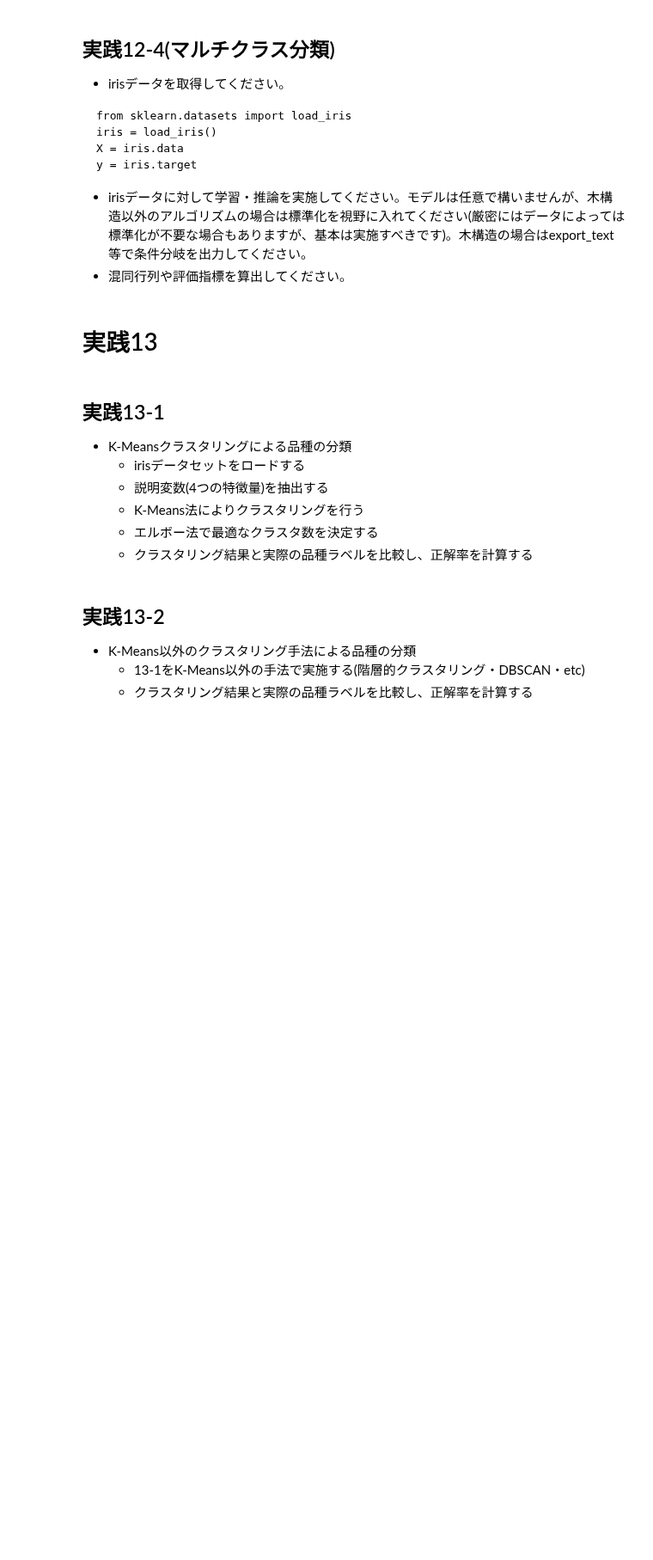
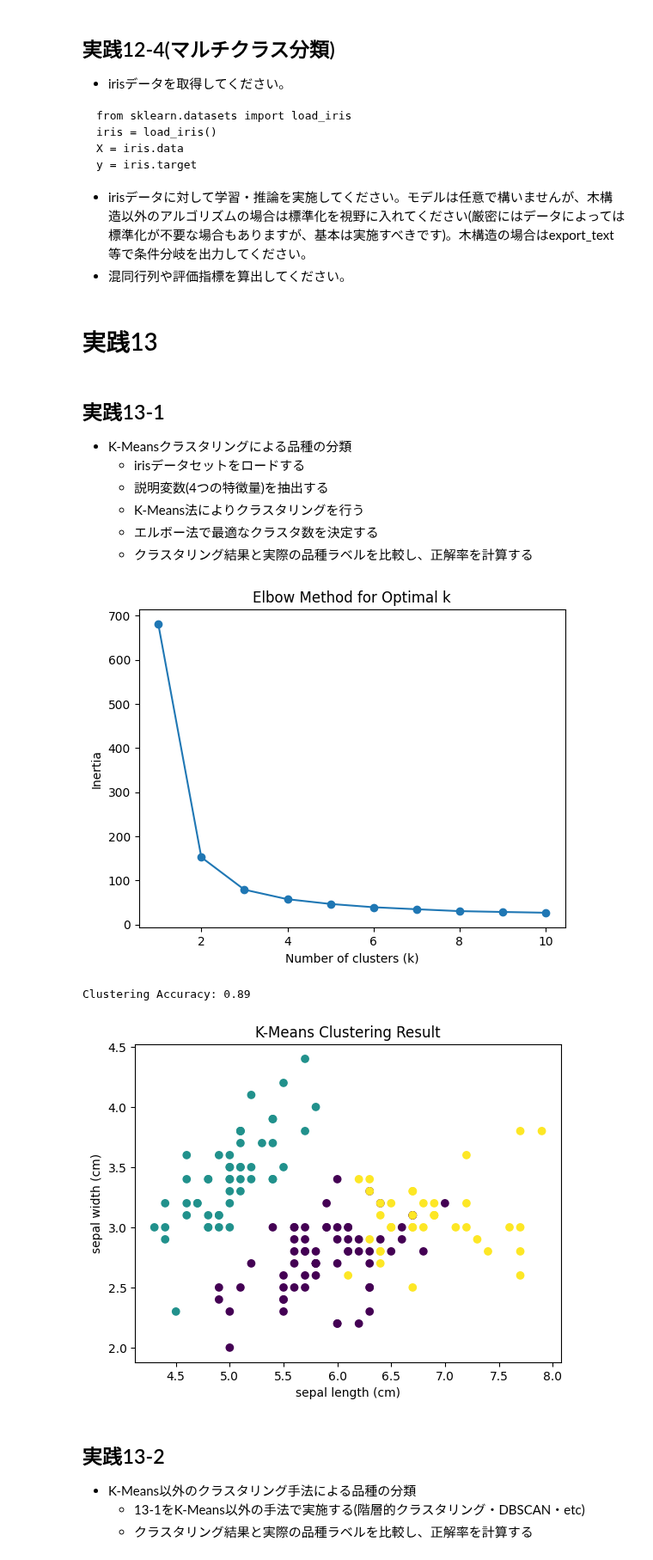
Before and after one commit to takashisuo/learning, a Jupyter notebook: samurai/ds_cource/13_machine_learning/宿題_解答8-15.ipynb, the cells around one changed output. Shown at 86% size. Cells and saved outputs as stored; diff of their text form; code cells hidden in the pictures; blank space fills up the shorter version.

```diff
--- a/samurai/ds_cource/13_machine_learning/宿題_解答8-15.ipynb
+++ b/samurai/ds_cource/13_machine_learning/宿題_解答8-15.ipynb
@@ -600,6 +913,64 @@ y = iris.target
     * K-Means法によりクラスタリングを行う
     * エルボー法で最適なクラスタ数を決定する
     * クラスタリング結果と実際の品種ラベルを比較し、正解率を計算する
+# %%
+import numpy as np
+import pandas as pd
+from sklearn.datasets import load_iris
+from sklearn.cluster import KMeans
+from sklearn.metrics import accuracy_score
+import matplotlib.pyplot as plt
+
+# irisデータセットをロードする
+iris = load_iris()
+X = iris.data
+y = iris.target
+
+# エルボー法で最適なクラスタ数を決定する
+inertias = []
+for k in range(1, 11):
+    kmeans = KMeans(n_clusters=k, random_state=42)
+    kmeans.fit(X)
+    inertias.append(kmeans.inertia_)
+
+# エルボーカーブをプロット
+plt.plot(range(1, 11), inertias, marker='o')
+plt.xlabel('Number of clusters (k)')
+plt.ylabel('Inertia')
+plt.title('Elbow Method for Optimal k')
+plt.show()
+
+# 最適なクラスタ数を選択 (この場合、視覚的に3を選択)
+optimal_k = 3
+
+# K-Means法によりクラスタリングを行う
+kmeans = KMeans(n_clusters=optimal_k, random_state=42)
+cluster_labels = kmeans.fit_predict(X)
+
+# クラスタリング結果と実際の品種ラベルを比較し、正解率を計算する
+# クラスタラベルと実際のラベルのマッピングを求める
+label_mapping = {}
+for i in range(optimal_k):
+    mask = (cluster_labels == i)
+    label_mapping[i] = np.argmax(np.bincount(y[mask]))
+
+# マッピングを使用して予測ラベルを変換
+predicted_labels = np.array([label_mapping[label] for label in cluster_labels])
+
+# 正解率を計算
+accuracy = accuracy_score(y, predicted_labels)
+print(f"Clustering Accuracy: {accuracy:.2f}")
+
+# 結果の可視化 (最初の2つの特徴量を使用)
+plt.scatter(X[:, 0], X[:, 1], c=cluster_labels, cmap='viridis')
+plt.xlabel(iris.feature_names[0])
+plt.ylabel(iris.feature_names[1])
+plt.title('K-Means Clustering Result')
+plt.show()
+# %% [output]
+[figure, added]
+Clustering Accuracy: 0.89
+[figure, added]
 # %% [markdown]
 ## 実践13-2
 * K-Means以外のクラスタリング手法による品種の分類
```
Also changed, not shown: parts of 23 cells of this notebook, 37 other files.
